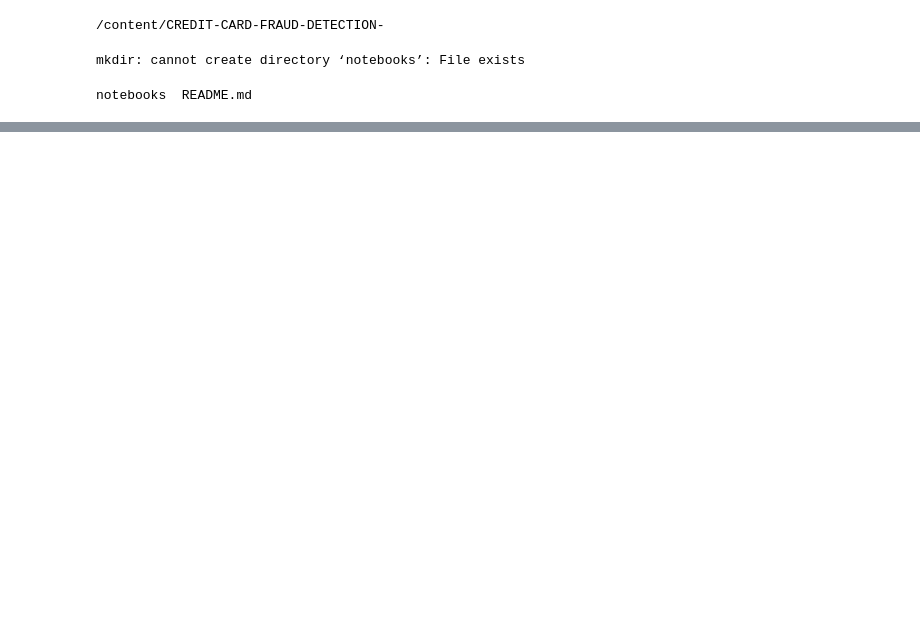
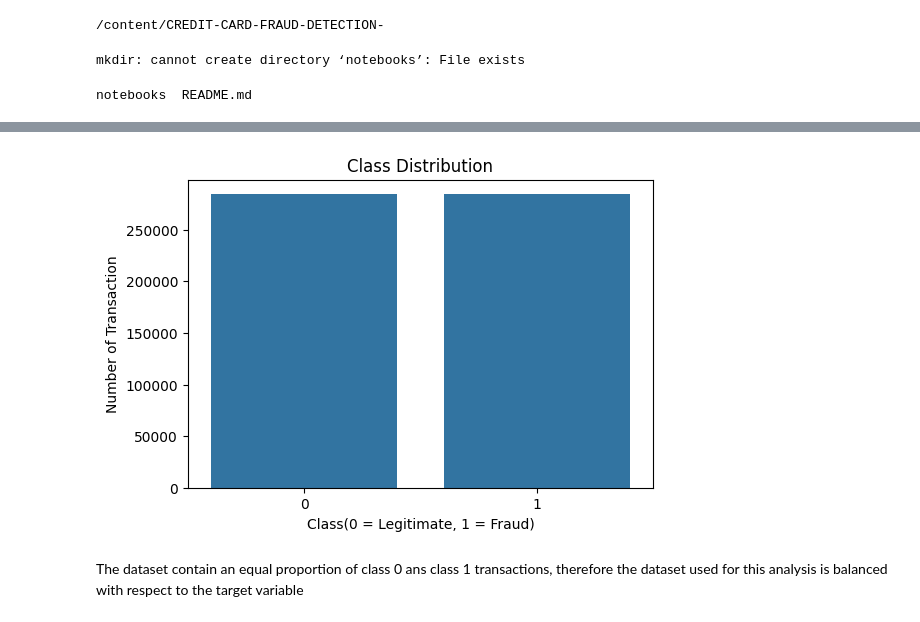
Before and after one commit to Group11members/CREDIT-CARD-FRAUD-DETECTION-, a Jupyter notebook: notebooks/Creditcardfrauddetection.ipynb, the cells around one changed output, grey strips where cells are left out. Drawn from its saved outputs; the diff is of its cells as text; code cells hidden in the pictures; blank space fills up the shorter version.

```diff
--- a/notebooks/Creditcardfrauddetection.ipynb
+++ b/notebooks/Creditcardfrauddetection.ipynb
@@ -335,0 +350,17 @@ nothing to commit, working tree clean
+# %%
+# Visualization
+import matplotlib.pyplot as plt
+import seaborn as sns
+
+plt.figure(figsize=(6, 4))
+sns.countplot(data=df, x='Class')
+
+plt.title('Class Distribution')
+plt.xlabel('Class(0 = Legitimate, 1 = Fraud)')
+plt.ylabel('Number of Transaction')
+
+plt.show()
+# %% [output]
+[figure, added]
+# %% [markdown]
+The dataset contain an equal proportion of class 0 ans class 1 transactions, therefore the dataset used for this analysis is balanced with respect to the target variable
```
Also changed, not shown: parts of 25 cells of this notebook.
